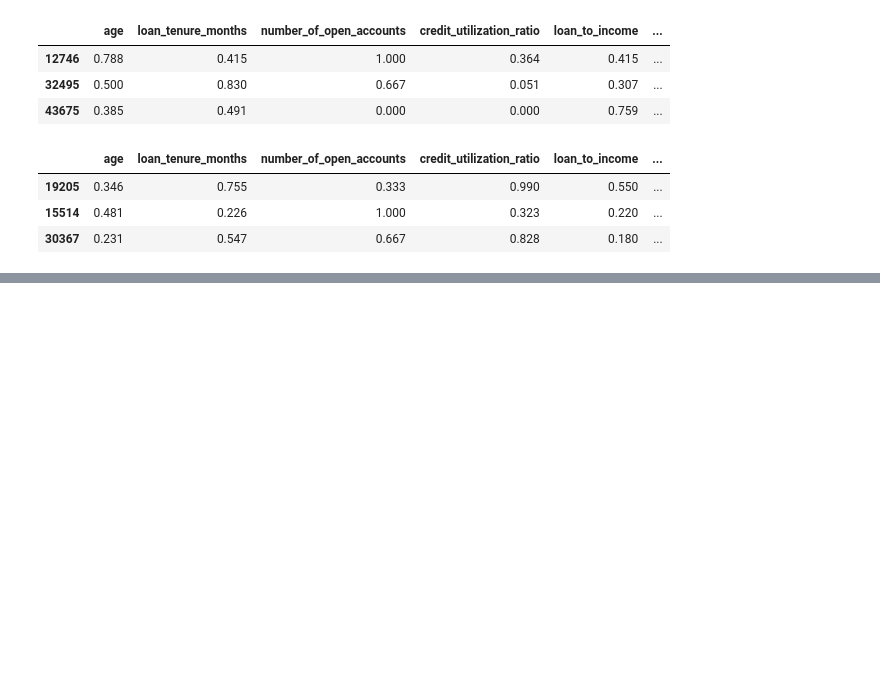
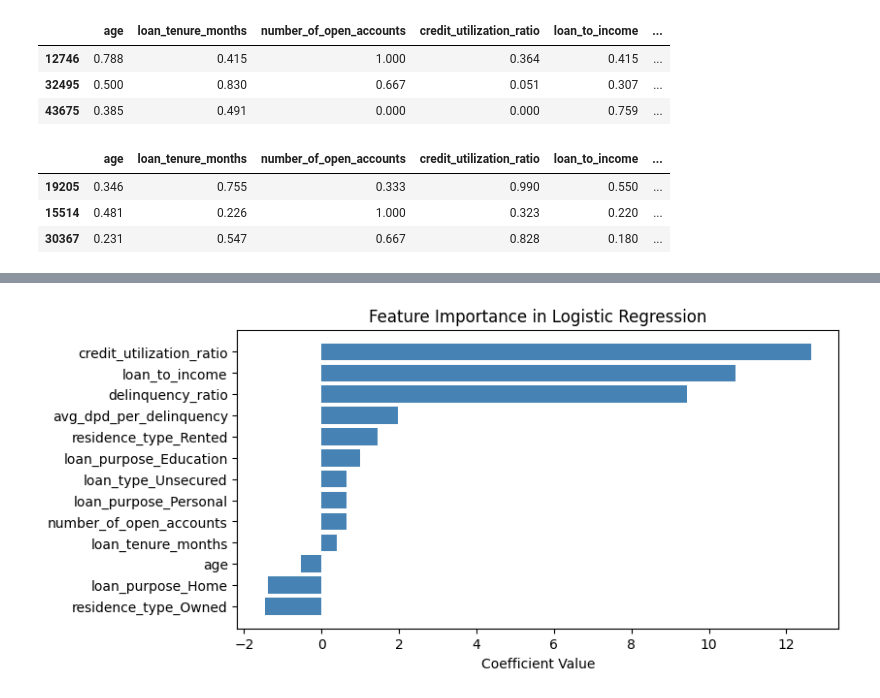
Before and after one commit to Abi27052000/Credit-Risk-Modelling, a Jupyter notebook: Credit_risk.ipynb, the cells around one changed output, grey strips where cells are left out. Drawn from its saved outputs; the diff is of its cells as text; code cells hidden in the pictures; blank space fills up the shorter version.

Commit message:
model training and evaluation

```diff
--- a/Credit_risk.ipynb
+++ b/Credit_risk.ipynb
@@ -823,0 +831,10 @@ X_test_encoded.head(3)
+# %%
+from sklearn.linear_model import LogisticRegression
+from sklearn.metrics import classification_report
+
+model = LogisticRegression()
+model.fit(X_train_encoded, y_train)
+
+y_pred = model.predict(X_test_encoded)
+report = classification_report(y_test, y_pred)
+print(report)
@@ -823,0 +850,17 @@ X_test_encoded.head(3)
+# %%
+feature_importance = model.coef_[0]
+
+# Create a DataFrame for easier handling
+coef_df = pd.DataFrame(feature_importance, index=X_train_encoded.columns, columns=['Coefficients'])
+
+# Sort the coefficients for better visualization
+coef_df = coef_df.sort_values(by='Coefficients', ascending=True)
+
+# Plotting
+plt.figure(figsize=(8, 4))
+plt.barh(coef_df.index, coef_df['Coefficients'], color='steelblue')
+plt.xlabel('Coefficient Value')
+plt.title('Feature Importance in Logistic Regression')
+plt.show()
+# %% [output]
+[figure, added]
```
Also changed, not shown: parts of 16 cells of this notebook.
